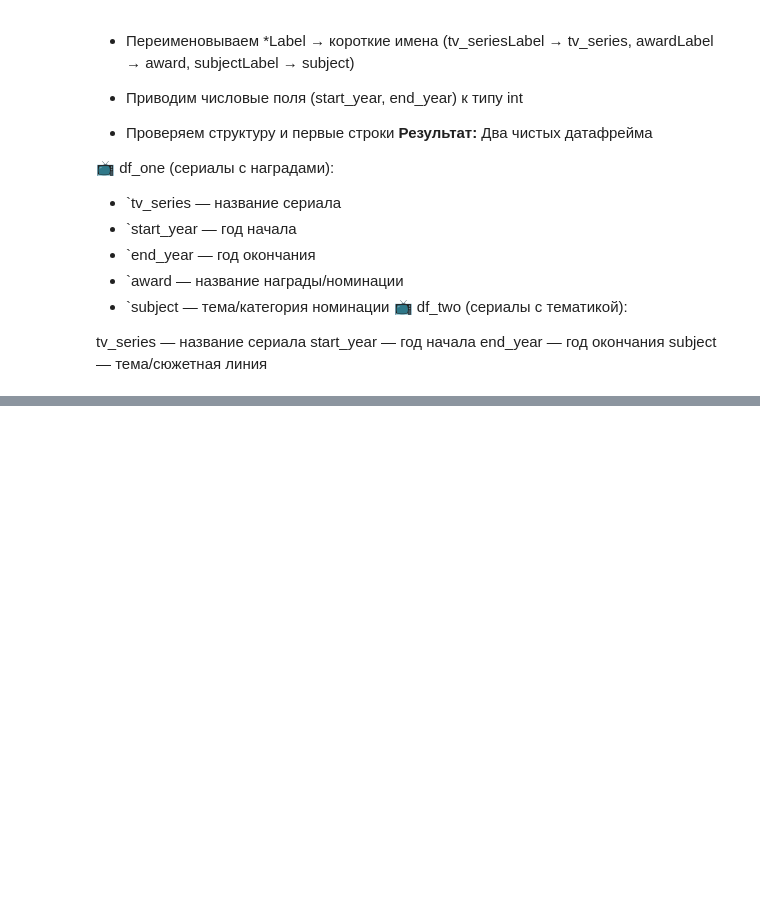
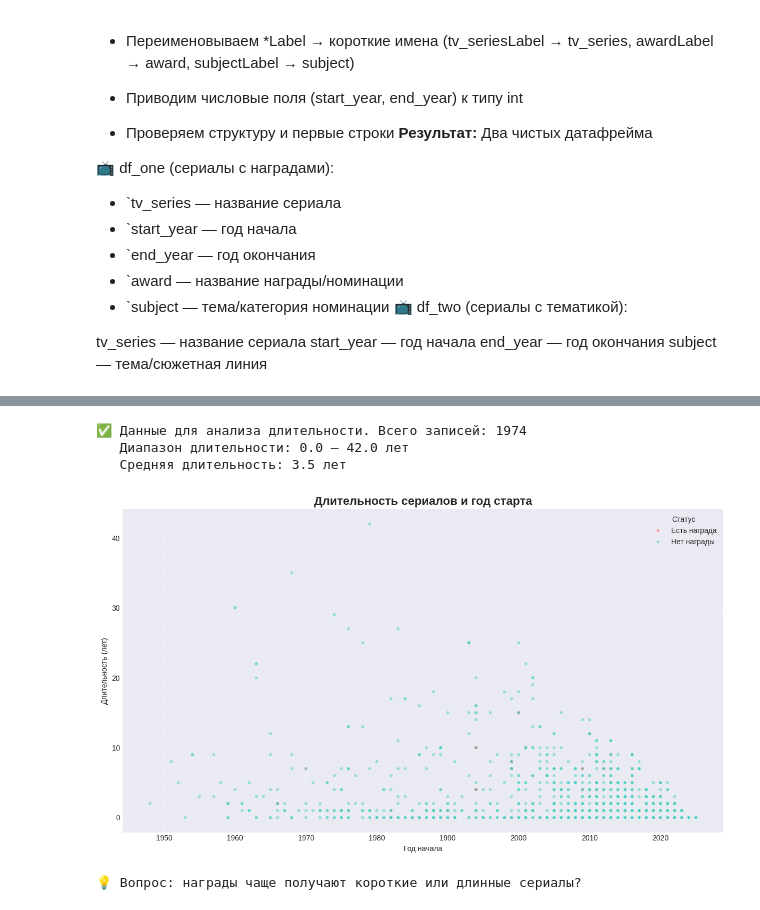
Before and after one commit to anmyvla-beep/python-ai-Mysttonen-Angelika, a Jupyter notebook: notebooks/week3_visualization.ipynb, the cells around one changed output, grey strips where cells are left out. Cells and saved outputs as stored; diff of their text form; code cells hidden in the pictures; blank space fills up the shorter version.

```diff
--- a/notebooks/week3_visualization.ipynb
+++ b/notebooks/week3_visualization.ipynb
@@ -193,0 +522,42 @@ print("=" * 50)
+# %%
+# ## 4. Исследование 3: Длительность сериалов
+
+# Используем df_themes_for_time, так как в нём есть has_award и годы
+df_duration = df_themes_for_time.dropna(subset=['start_year', 'end_year', 'has_award']).copy()
+
+# Фильтруем только корректные годы и положительную длительность
+df_duration = df_duration[
+    (df_duration['start_year'] >= 1900) &
+    (df_duration['end_year'] >= df_duration['start_year'])
+].copy()
+
+# Вычисляем длительность
+df_duration['duration'] = df_duration['end_year'] - df_duration['start_year']
+df_duration = df_duration[df_duration['duration'] >= 0]  # убираем отрицательные
+df_duration['has_award_label'] = df_duration['has_award'].map({True: 'Есть награда', False: 'Нет награды'})
+
+print(f"✅ Данные для анализа длительности. Всего записей: {len(df_duration)}")
+print(f"   Диапазон длительности: {df_duration['duration'].min()} – {df_duration['duration'].max()} лет")
+print(f"   Средняя длительность: {df_duration['duration'].mean():.1f} лет")
+# %% [output]
+✅ Данные для анализа длительности. Всего записей: 1974
+   Диапазон длительности: 0.0 – 42.0 лет
+   Средняя длительность: 3.5 лет
+# %%
+# ### 4.2 Точечный график (год старта vs длительность)
+
+plt.figure(figsize=(12, 7))
+sns.scatterplot(data=df_duration, x='start_year', y='duration', hue='has_award_label',
+                alpha=0.5, s=20, palette=['#FF6B6B', '#4ECDC4'])
+plt.title('Длительность сериалов и год старта', fontsize=16, fontweight='bold')
+plt.xlabel('Год начала')
+plt.ylabel('Длительность (лет)')
+plt.legend(title='Статус')
+plt.grid(True, linestyle='--', alpha=0.5)
+plt.tight_layout()
+plt.show()
+
+print("💡 Вопрос: награды чаще получают короткие или длинные сериалы?")
+# %% [output]
+[figure, added]
+💡 Вопрос: награды чаще получают короткие или длинные сериалы?
```
Also changed, not shown: parts of 14 cells of this notebook.
